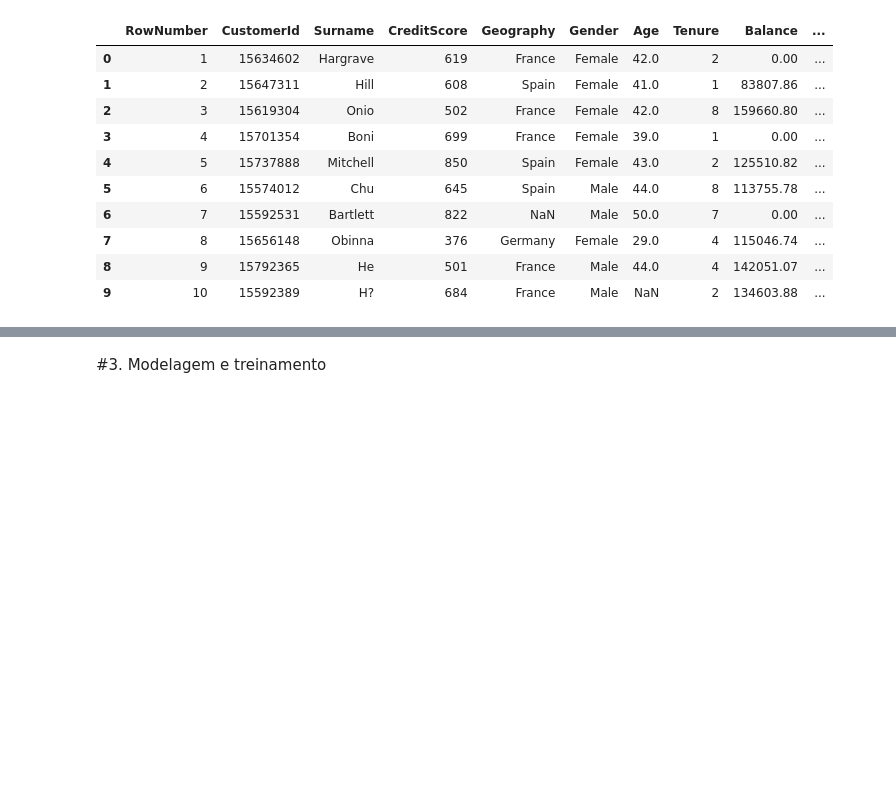
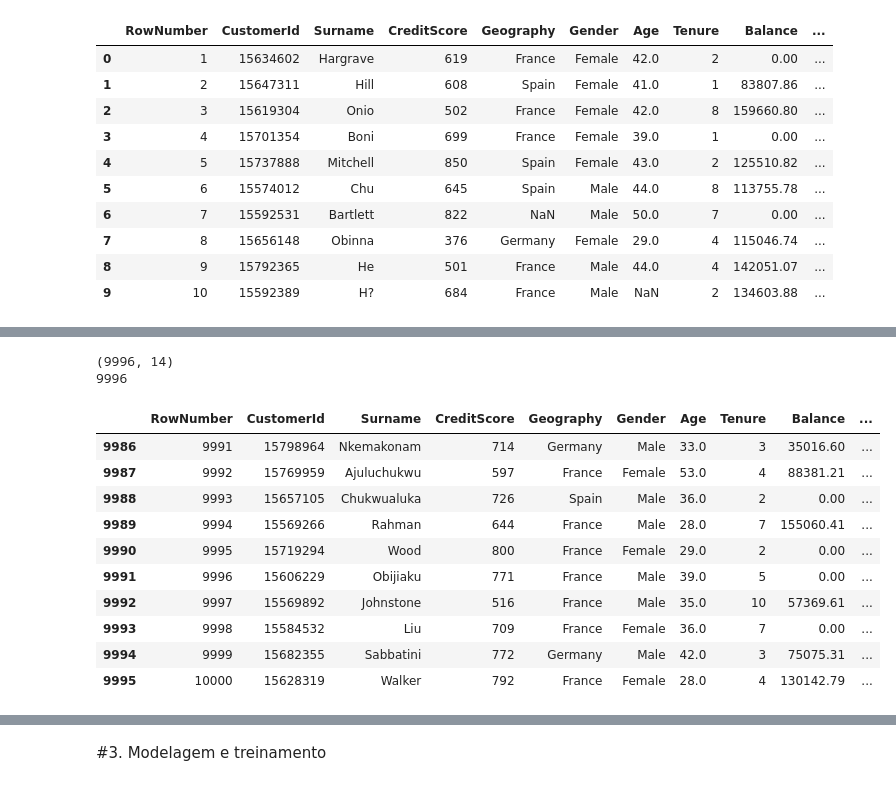
Before and after one commit to TomasValadao/MachineLearning-PUC-Rio, a Jupyter notebook: machine_learning_mvp.ipynb, the cells around one changed output, grey strips where cells are left out. Cells and saved outputs as stored; diff of their text form; code cells hidden in the pictures; blank space fills up the shorter version.

```diff
--- a/machine_learning_mvp.ipynb
+++ b/machine_learning_mvp.ipynb
@@ -61,0 +176,24 @@ df_churn.head(10)
+# %%
+# Remoção dos registros duplicados
+df_cleaned_no_duplicates = df_churned_cleaned.drop_duplicates(subset='CustomerId', keep='first')
+
+# Garantindo que os dados se encontram consistentes
+print(df_cleaned_no_duplicates.shape)
+print(df_cleaned_no_duplicates['CustomerId'].nunique())
+
+df_cleaned_no_duplicates.reset_index(drop=True, inplace=True)
+df_cleaned_no_duplicates.tail(10)
+# %% [output]
+(9996, 14)
+9996
+|  | RowNumber | CustomerId | Surname | CreditScore | Geography | Gender | Age | Tenure | Balance | ... |
+| 9986 | 9991 | 15798964 | Nkemakonam | 714 | Germany | Male | 33.0 | 3 | 35016.60 | ... |
+| 9987 | 9992 | 15769959 | Ajuluchukwu | 597 | France | Female | 53.0 | 4 | 88381.21 | ... |
+| 9988 | 9993 | 15657105 | Chukwualuka | 726 | Spain | Male | 36.0 | 2 | 0.00 | ... |
+| 9989 | 9994 | 15569266 | Rahman | 644 | France | Male | 28.0 | 7 | 155060.41 | ... |
+| 9990 | 9995 | 15719294 | Wood | 800 | France | Female | 29.0 | 2 | 0.00 | ... |
+| 9991 | 9996 | 15606229 | Obijiaku | 771 | France | Male | 39.0 | 5 | 0.00 | ... |
+| 9992 | 9997 | 15569892 | Johnstone | 516 | France | Male | 35.0 | 10 | 57369.61 | ... |
+| 9993 | 9998 | 15584532 | Liu | 709 | France | Female | 36.0 | 7 | 0.00 | ... |
+| 9994 | 9999 | 15682355 | Sabbatini | 772 | Germany | Male | 42.0 | 3 | 75075.31 | ... |
+| 9995 | 10000 | 15628319 | Walker | 792 | France | Female | 28.0 | 4 | 130142.79 | ... |
```
Also changed, not shown: parts of 15 cells of this notebook.
